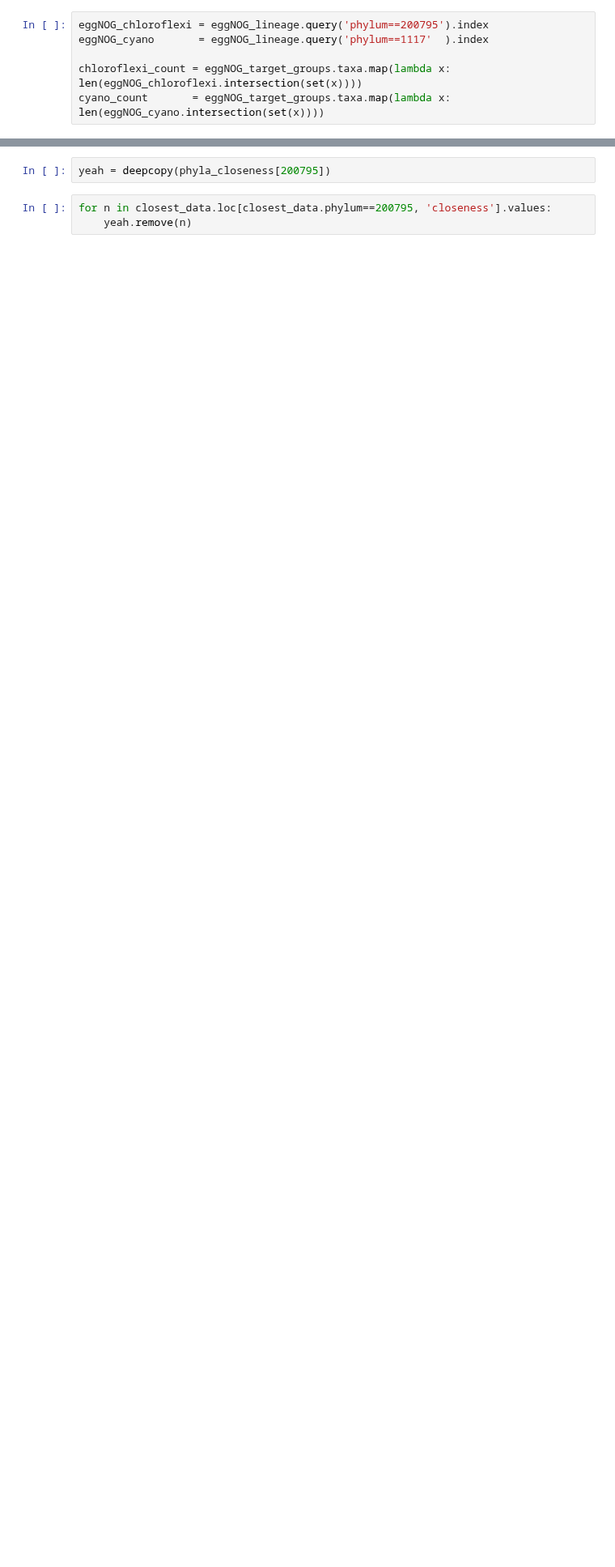
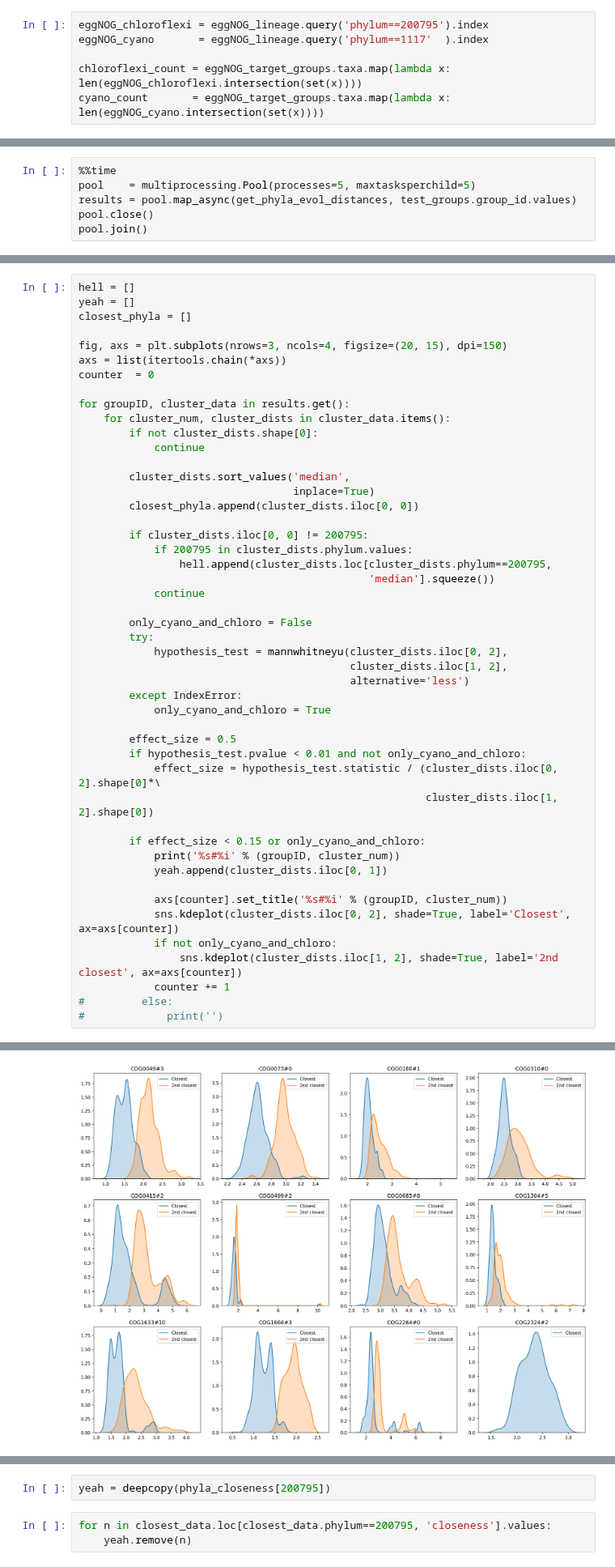
Before and after one commit to lthiberiol/jupyter_notebooks, a Jupyter notebook: eggNOG_transfers/find_transfers-bbh.ipynb, the cells around one changed output, grey strips where cells are left out. Shown at 81% size. Cells and saved outputs as stored; diff of their text form; blank space fills up the shorter version.

```diff
--- a/eggNOG_transfers/find_transfers-bbh.ipynb
+++ b/eggNOG_transfers/find_transfers-bbh.ipynb
@@ -278,0 +471,6 @@ get_phyla_evol_distances('COG0499')
+# %%
+%%time
+pool    = multiprocessing.Pool(processes=5, maxtasksperchild=5)
+results = pool.map_async(get_phyla_evol_distances, test_groups.group_id.values)
+pool.close()
+pool.join()
@@ -278,0 +483,49 @@ get_phyla_evol_distances('COG0499')
+# %%
+hell = []
+yeah = []
+closest_phyla = []
+
+fig, axs = plt.subplots(nrows=3, ncols=4, figsize=(20, 15), dpi=150)
+axs = list(itertools.chain(*axs))
+counter  = 0
+
+for groupID, cluster_data in results.get():
+    for cluster_num, cluster_dists in cluster_data.items():
+        if not cluster_dists.shape[0]:
+            continue
+
+        cluster_dists.sort_values('median',
+                                  inplace=True)
+        closest_phyla.append(cluster_dists.iloc[0, 0])
+
+        if cluster_dists.iloc[0, 0] != 200795:
+            if 200795 in cluster_dists.phylum.values:
+                hell.append(cluster_dists.loc[cluster_dists.phylum==200795,
+                                              'median'].squeeze())
+            continue
+
+        only_cyano_and_chloro = False
+        try:
+            hypothesis_test = mannwhitneyu(cluster_dists.iloc[0, 2],
+                                           cluster_dists.iloc[1, 2],
+                                           alternative='less')
+        except IndexError:
+            only_cyano_and_chloro = True
+
+        effect_size = 0.5
+        if hypothesis_test.pvalue < 0.01 and not only_cyano_and_chloro:
+            effect_size = hypothesis_test.statistic / (cluster_dists.iloc[0, 2].shape[0]*\
+                                                       cluster_dists.iloc[1, 2].shape[0])
+
+        if effect_size < 0.15 or only_cyano_and_chloro:
+            print('%s#%i' % (groupID, cluster_num))
+            yeah.append(cluster_dists.iloc[0, 1])
+
+            axs[counter].set_title('%s#%i' % (groupID, cluster_num))
+            sns.kdeplot(cluster_dists.iloc[0, 2], shade=True, label='Closest', ax=axs[counter])
+            if not only_cyano_and_chloro:
+                sns.kdeplot(cluster_dists.iloc[1, 2], shade=True, label='2nd closest', ax=axs[counter])
+            counter += 1
+#         else:
+#             print('')
+# %% [output]
@@ -278,0 +544 @@ get_phyla_evol_distances('COG0499')
+[figure, added]
```
Also changed, not shown: parts of 56 cells of this notebook.
